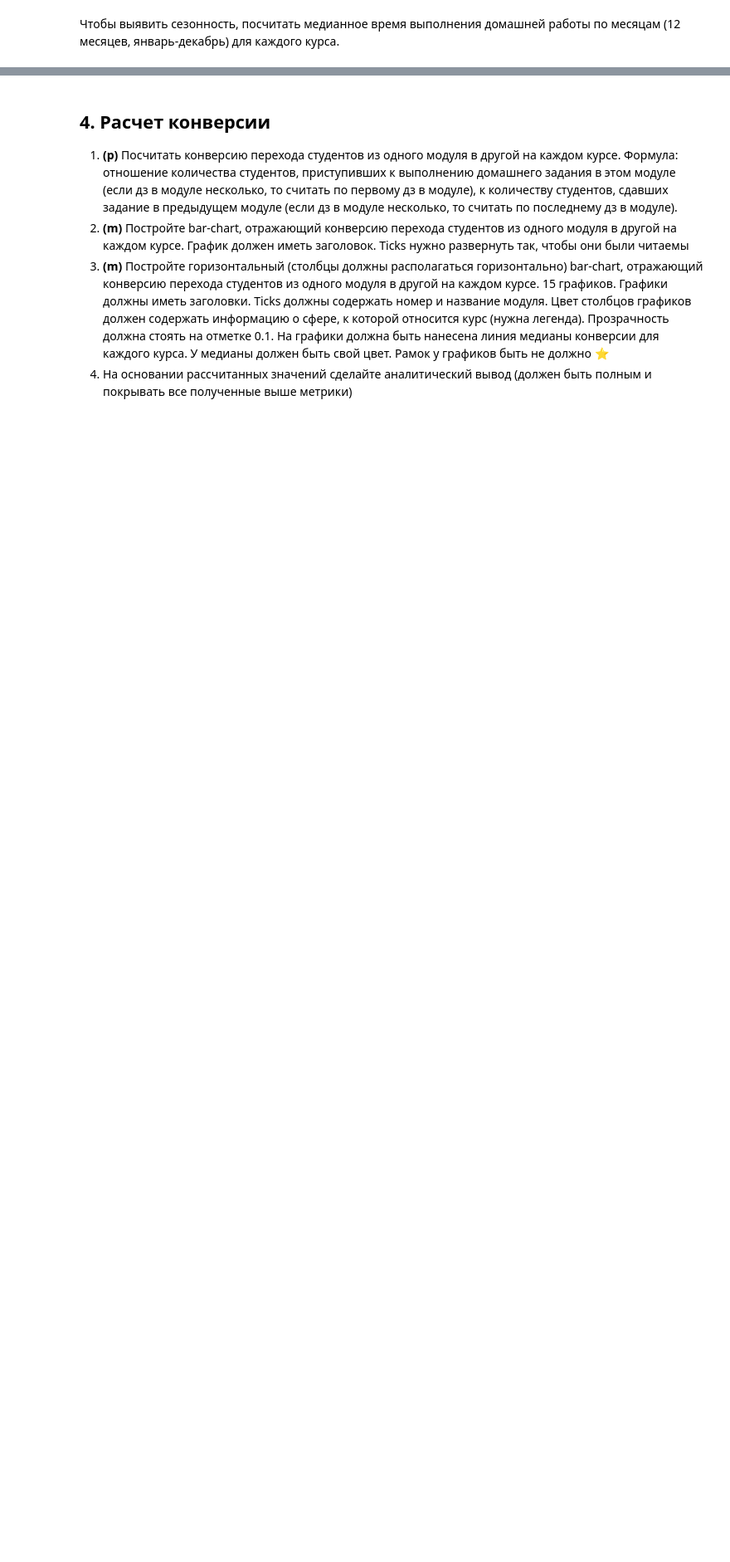
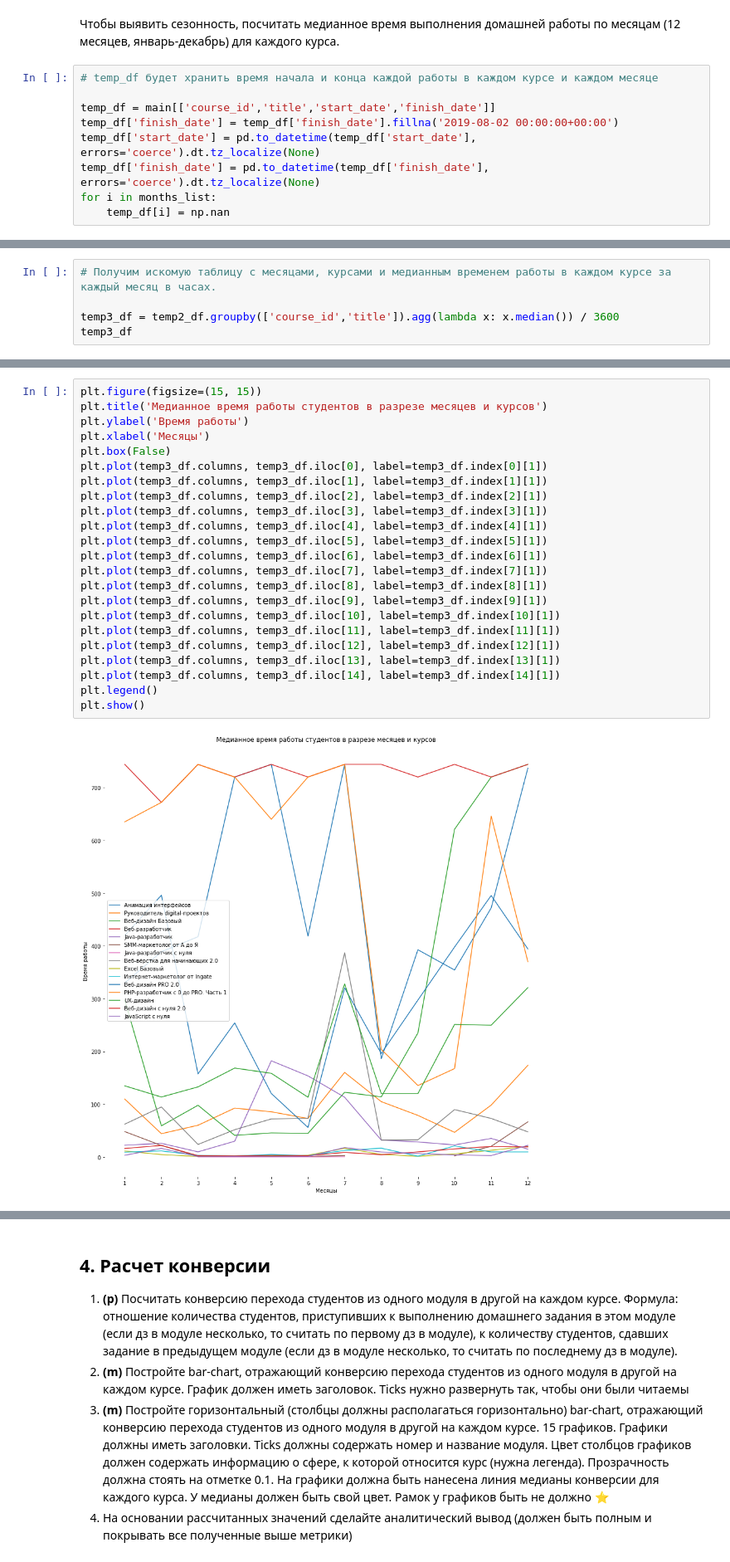
Before and after one commit to Andruxa2102/Study, a Jupyter notebook: Coursework_analytics_1.ipynb, the cells around one changed output, grey strips where cells are left out. Shown at 83% size. Drawn from its saved outputs; the diff is of its cells as text; blank space fills up the shorter version.

```diff
--- a/Coursework_analytics_1.ipynb
+++ b/Coursework_analytics_1.ipynb
@@ -995,3 +958,12 @@ ax14.tick_params(labelrotation=45)
 [figure]
 # %% [markdown]
 Чтобы выявить сезонность, посчитать медианное время выполнения домашней работы по месяцам (12 месяцев, январь-декабрь) для каждого курса.
+# %%
+# temp_df будет хранить время начала и конца каждой работы в каждом курсе и каждом месяце
+
+temp_df = main[['course_id','title','start_date','finish_date']]
+temp_df['finish_date'] = temp_df['finish_date'].fillna('2019-08-02 00:00:00+00:00')
+temp_df['start_date'] = pd.to_datetime(temp_df['start_date'], errors='coerce').dt.tz_localize(None)
+temp_df['finish_date'] = pd.to_datetime(temp_df['finish_date'], errors='coerce').dt.tz_localize(None)
+for i in months_list:
+    temp_df[i] = np.nan
@@ -997,0 +1049,5 @@ ax14.tick_params(labelrotation=45)
+# %%
+# Получим искомую таблицу с месяцами, курсами и медианным временем работы в каждом курсе за каждый месяц в часах.
+
+temp3_df = temp2_df.groupby(['course_id','title']).agg(lambda x: x.median()) / 3600
+temp3_df
@@ -997,0 +1074,25 @@ ax14.tick_params(labelrotation=45)
+# %%
+plt.figure(figsize=(15, 15))
+plt.title('Медианное время работы студентов в разрезе месяцев и курсов')
+plt.ylabel('Время работы')
+plt.xlabel('Месяцы')
+plt.box(False)
+plt.plot(temp3_df.columns, temp3_df.iloc[0], label=temp3_df.index[0][1])
+plt.plot(temp3_df.columns, temp3_df.iloc[1], label=temp3_df.index[1][1])
+plt.plot(temp3_df.columns, temp3_df.iloc[2], label=temp3_df.index[2][1])
+plt.plot(temp3_df.columns, temp3_df.iloc[3], label=temp3_df.index[3][1])
+plt.plot(temp3_df.columns, temp3_df.iloc[4], label=temp3_df.index[4][1])
+plt.plot(temp3_df.columns, temp3_df.iloc[5], label=temp3_df.index[5][1])
+plt.plot(temp3_df.columns, temp3_df.iloc[6], label=temp3_df.index[6][1])
+plt.plot(temp3_df.columns, temp3_df.iloc[7], label=temp3_df.index[7][1])
+plt.plot(temp3_df.columns, temp3_df.iloc[8], label=temp3_df.index[8][1])
+plt.plot(temp3_df.columns, temp3_df.iloc[9], label=temp3_df.index[9][1])
+plt.plot(temp3_df.columns, temp3_df.iloc[10], label=temp3_df.index[10][1])
+plt.plot(temp3_df.columns, temp3_df.iloc[11], label=temp3_df.index[11][1])
+plt.plot(temp3_df.columns, temp3_df.iloc[12], label=temp3_df.index[12][1])
+plt.plot(temp3_df.columns, temp3_df.iloc[13], label=temp3_df.index[13][1])
+plt.plot(temp3_df.columns, temp3_df.iloc[14], label=temp3_df.index[14][1])
+plt.legend()
+plt.show()
+# %% [output]
+[figure, added]
```
Also changed, not shown: parts of 79 cells of this notebook.
